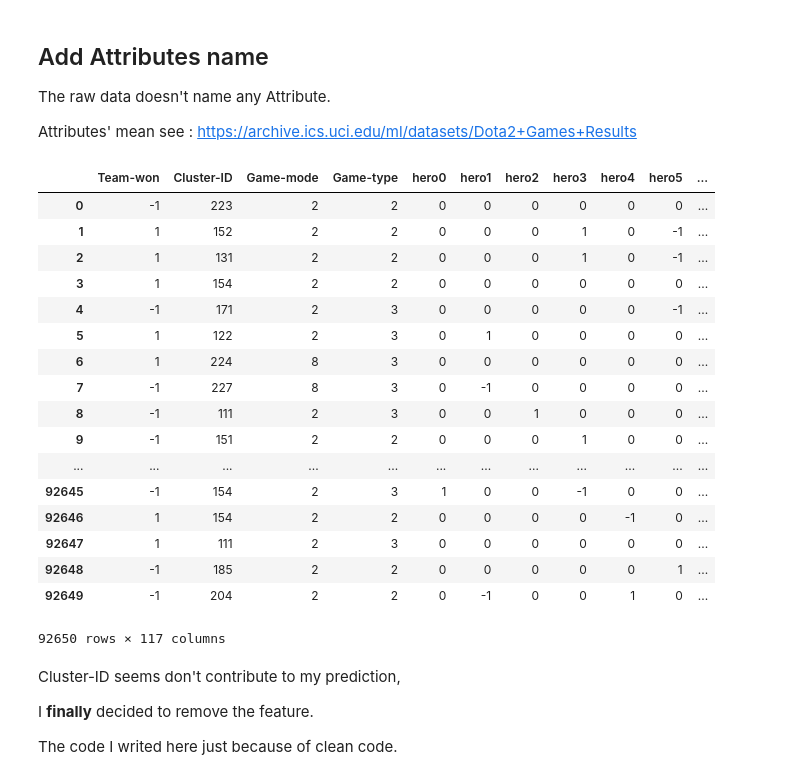
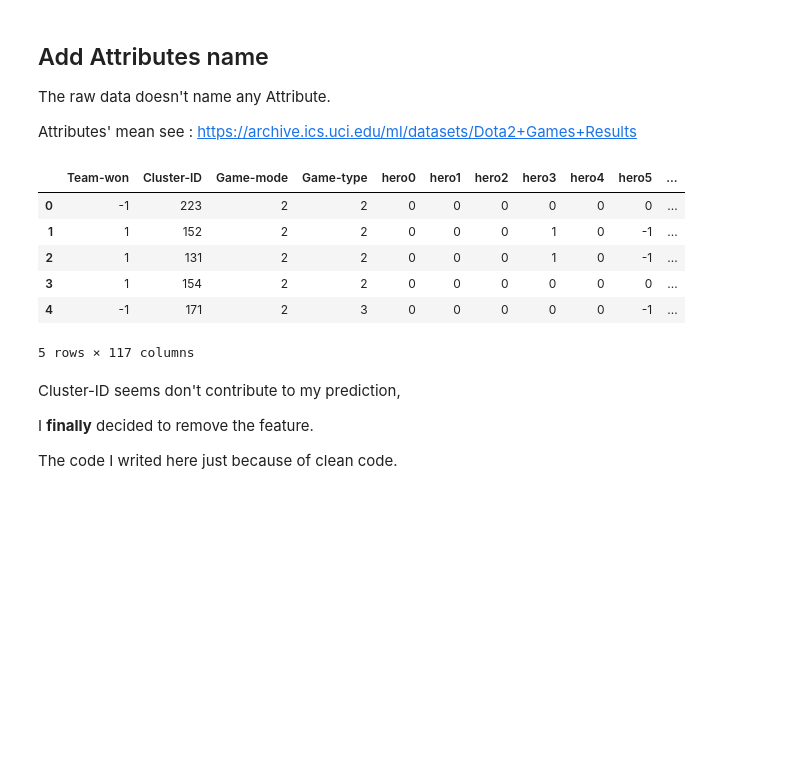
Before and after one commit to BroLeaf/FDA_Dota2-result, a Jupyter notebook: game-result-practice.ipynb, the cells around one changed output. Cells and saved outputs as stored; diff of their text form; code cells hidden in the pictures; blank space fills up the shorter version.

```diff
--- a/game-result-practice.ipynb
+++ b/game-result-practice.ipynb
@@ -21,26 +22,15 @@ for i in range(0, 113):
 train = pd.read_csv('input/dota2Train.csv', names=Attributes)
 test = pd.read_csv('input/dota2Test.csv', names=Attributes)
 # %%
-train
+train.head()
 # %% [output]
 |  | Team-won | Cluster-ID | Game-mode | Game-type | hero0 | hero1 | hero2 | hero3 | hero4 | hero5 | ... |
 | 0 | -1 | 223 | 2 | 2 | 0 | 0 | 0 | 0 | 0 | 0 | ... |
 | 1 | 1 | 152 | 2 | 2 | 0 | 0 | 0 | 1 | 0 | -1 | ... |
 | 2 | 1 | 131 | 2 | 2 | 0 | 0 | 0 | 1 | 0 | -1 | ... |
 | 3 | 1 | 154 | 2 | 2 | 0 | 0 | 0 | 0 | 0 | 0 | ... |
 | 4 | -1 | 171 | 2 | 3 | 0 | 0 | 0 | 0 | 0 | -1 | ... |
-| 5 | 1 | 122 | 2 | 3 | 0 | 1 | 0 | 0 | 0 | 0 | ... |
-| 6 | 1 | 224 | 8 | 3 | 0 | 0 | 0 | 0 | 0 | 0 | ... |
-| 7 | -1 | 227 | 8 | 3 | 0 | -1 | 0 | 0 | 0 | 0 | ... |
-| 8 | -1 | 111 | 2 | 3 | 0 | 0 | 1 | 0 | 0 | 0 | ... |
-| 9 | -1 | 151 | 2 | 2 | 0 | 0 | 0 | 1 | 0 | 0 | ... |
-| ... | ... | ... | ... | ... | ... | ... | ... | ... | ... | ... | ... |
-| 92645 | -1 | 154 | 2 | 3 | 1 | 0 | 0 | -1 | 0 | 0 | ... |
-| 92646 | 1 | 154 | 2 | 2 | 0 | 0 | 0 | 0 | -1 | 0 | ... |
-| 92647 | 1 | 111 | 2 | 3 | 0 | 0 | 0 | 0 | 0 | 0 | ... |
-| 92648 | -1 | 185 | 2 | 2 | 0 | 0 | 0 | 0 | 0 | 1 | ... |
-| 92649 | -1 | 204 | 2 | 2 | 0 | -1 | 0 | 0 | 1 | 0 | ... |
-92650 rows × 117 columns
+5 rows × 117 columns
 # %% [markdown]
 Cluster-ID seems don't contribute to my prediction,
 
```
Also changed, not shown: parts of 9 cells of this notebook.
